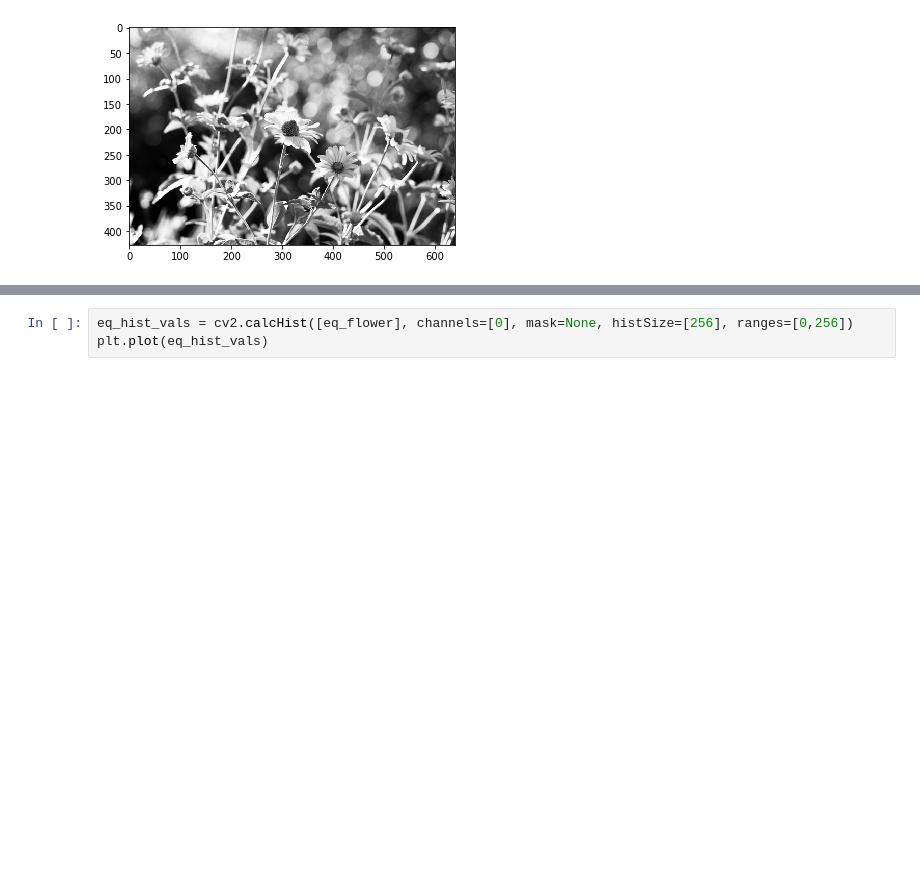
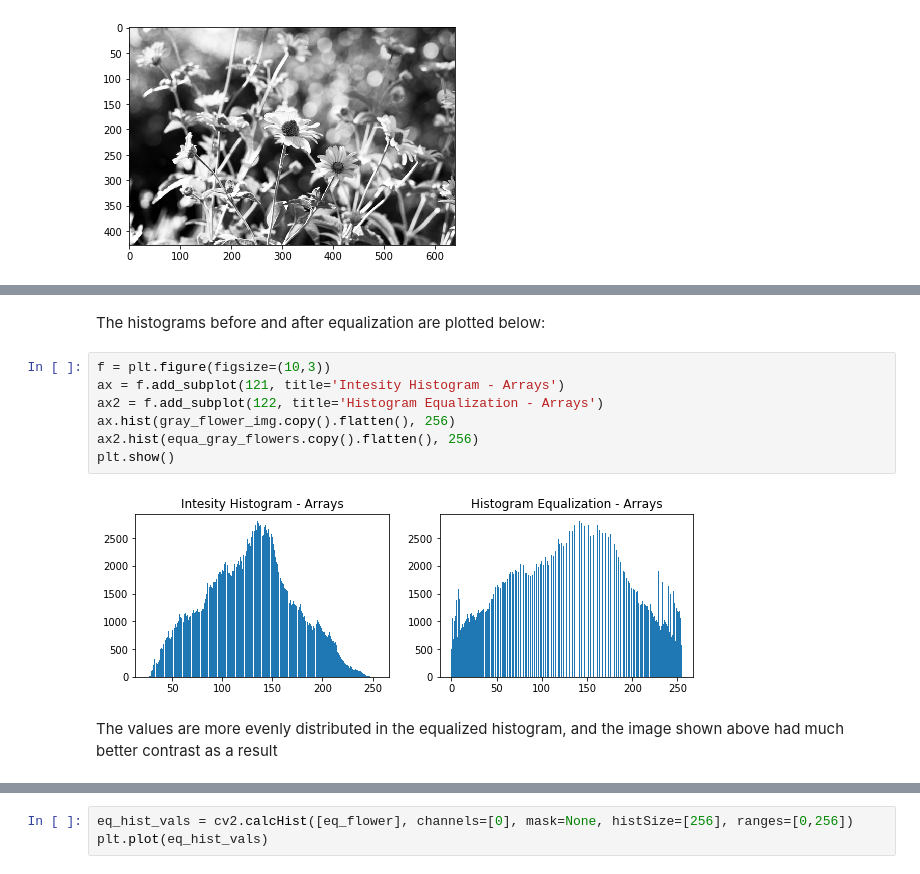
Before and after one commit to EthanWadsworth/TR_CV_Notes, a Jupyter notebook: Histograms.ipynb, the cells around one changed output, grey strips where cells are left out. Saved outputs shown, nothing was run; the diff lists cells and outputs as text; blank space fills up the shorter version.

```diff
--- a/Histograms.ipynb
+++ b/Histograms.ipynb
@@ -169,0 +119,13 @@ plt.hist(equa_gray_flowers.copy().flatten(), 256)
+# %% [markdown]
+The histograms before and after equalization are plotted below:
+# %%
+f = plt.figure(figsize=(10,3))
+ax = f.add_subplot(121, title='Intesity Histogram - Arrays')
+ax2 = f.add_subplot(122, title='Histogram Equalization - Arrays')
+ax.hist(gray_flower_img.copy().flatten(), 256)
+ax2.hist(equa_gray_flowers.copy().flatten(), 256)
+plt.show()
+# %% [output]
+[figure, added]
+# %% [markdown]
+The values are more evenly distributed in the equalized histogram, and the image shown above had much better contrast as a result
```
Also changed, not shown: parts of 17 cells of this notebook.
